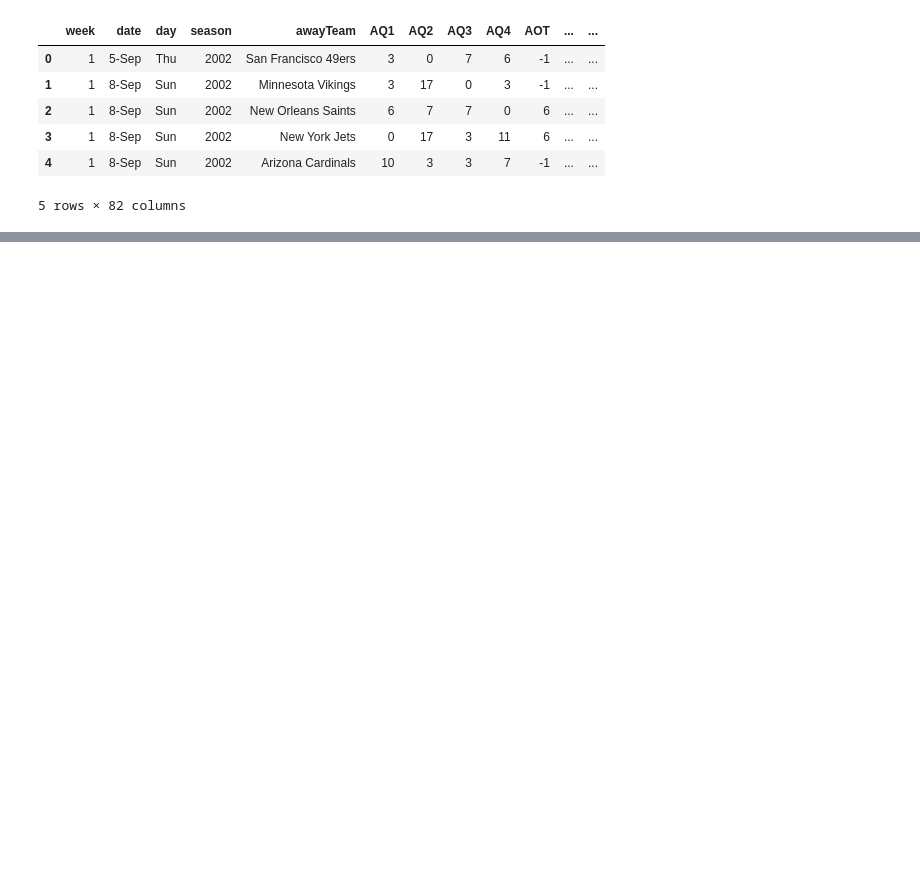
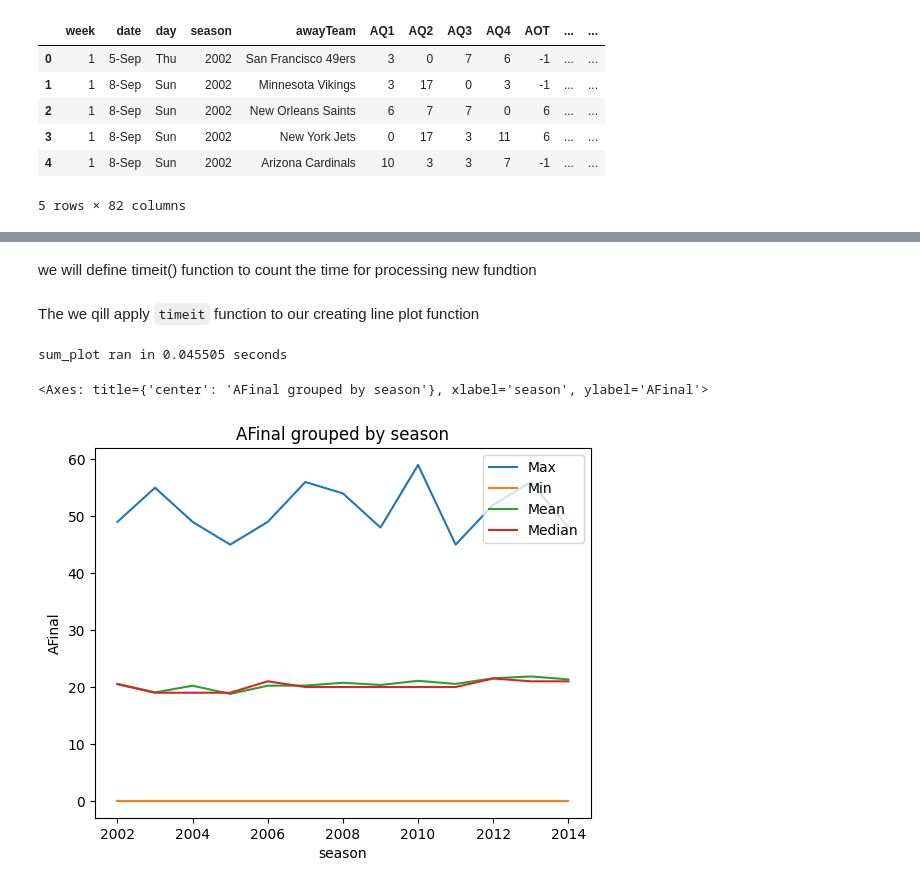
Before and after one commit to hzhoujoy/HW4_ST554, a Jupyter notebook: HW4_JoyZhou.ipynb, the cells around one changed output, grey strips where cells are left out. Cells and saved outputs as stored; diff of their text form; code cells hidden in the pictures; blank space fills up the shorter version.

```diff
--- a/HW4_JoyZhou.ipynb
+++ b/HW4_JoyZhou.ipynb
@@ -485,3 +484,0 @@ We are going to look at some trends during the regular season, so will remove an
-# %%
-scores["week"] = pd.to_numeric(scores["week"], errors="coerce")
-scores["week"].dtype
@@ -503,0 +505,2 @@ sub_scores.head()
+# %% [markdown]
+we will define timeit() function to count the time for processing new fundtion
@@ -503,0 +521,40 @@ sub_scores.head()
+# %% [markdown]
+The we qill apply `timeit` function to our creating line plot function
+# %%
+import pandas as pd
+import matplotlib.pyplot as plt
+
+@timeit
+def sum_plot(args: str, df: pd.DataFrame, group: str | list[str]):
+    """
+    Create line plots of summary statistics for numerical variables
+    across one or more grouping variables.
+
+    If 'week' is one of the grouping variables, it is coerced to numeric so week ordering
+    is 1,2,3,... rather than 1,10,11,...
+    """
+    df_temp = df.copy() #copy data to avoid changing the original dataframe
+
+    group_cols = [group] if isinstance(group, str) else list(group)
+    if "week" in group_cols:
+        # Convert 'week' to numeric to ensure proper sorting
+        df_temp["week"] = pd.to_numeric(df_temp["week"], errors="coerce").fillna(0).astype(int)
+
+    summaries = df_temp.groupby(group).agg(
+        Max=(args, "max"),
+        Min=(args, "min"),
+        Mean=(args, "mean"),
+        Median=(args, "median")).sort_index()
+
+    ax = summaries.plot()
+    group_label = group if isinstance(group, str) else ", ".join(group)
+    ax.set_title(f"{args} grouped by {group_label}")
+    ax.set_ylabel(args)
+    ax.legend(loc='upper right') # Set legend position to upper right
+    return ax
+# %%
+sum_plot(args ="AFinal", df = sub_scores, group = ["season"])
+# %% [output]
+sum_plot ran in 0.045505 seconds
+<Axes: title={'center': 'AFinal grouped by season'}, xlabel='season', ylabel='AFinal'>
+[figure, added]
```
Also changed, not shown: parts of 7 cells of this notebook.
